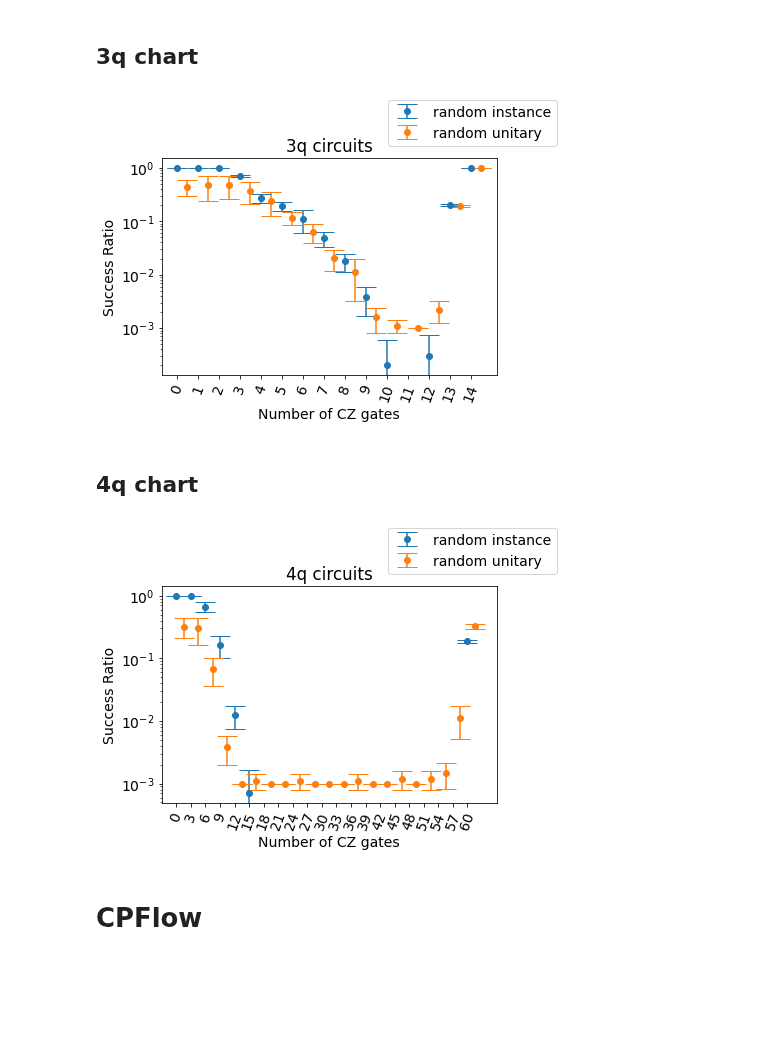
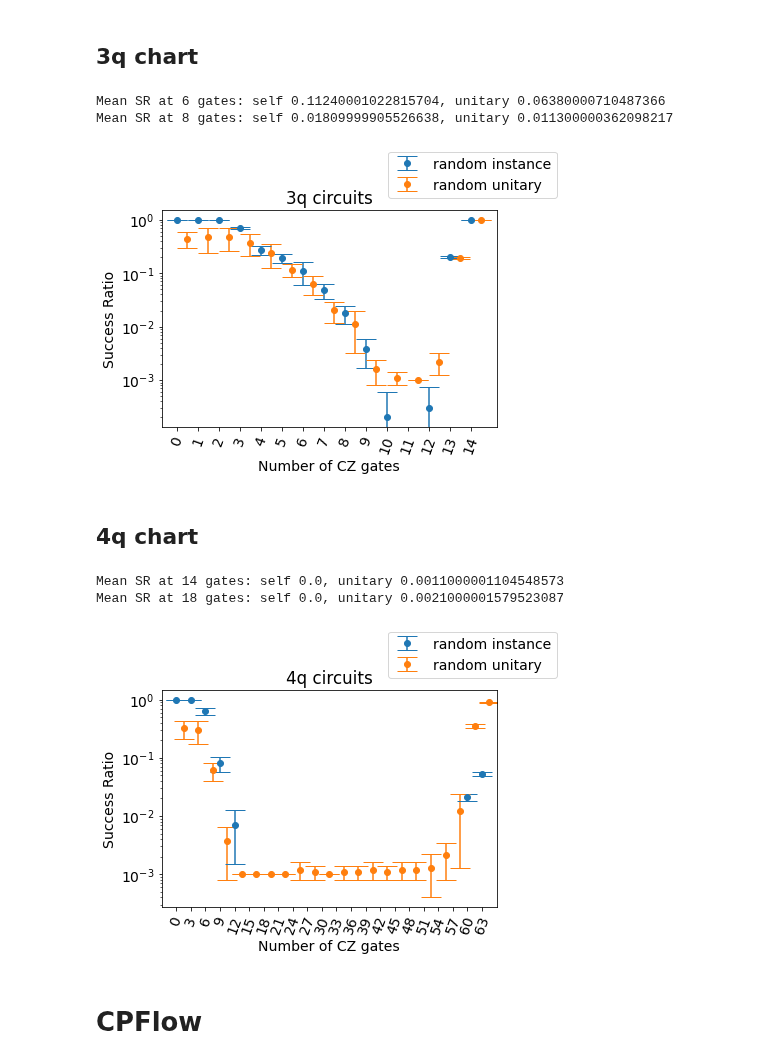
Before and after one commit to idnm/cpflow, a Jupyter notebook: paper/peppar.ipynb, the cells around one changed output. Saved outputs shown, nothing was run; the diff lists cells and outputs as text; code cells hidden in the pictures; blank space fills up the shorter version.

```diff
--- a/paper/peppar.ipynb
+++ b/paper/peppar.ipynb
@@ -98,6 +91,10 @@ for i in range(10):
 
 mean_list_self, std_list_self = mean_and_std(results_self)
 mean_list_unitary, std_list_unitary = mean_and_std(results_unitary)
+
+print(f'Mean SR at 6 gates: self {mean_list_self[6]}, unitary {mean_list_unitary[6]}')
+print(f'Mean SR at 8 gates: self {mean_list_self[8]}, unitary {mean_list_unitary[8]}')
+
 plt.errorbar(range(len(mean_list_self)), mean_list_self, yerr=std_list_self, fmt='o', capsize=10, label='random instance')
 plt.errorbar(jnp.arange(len(mean_list_unitary))+0.5, mean_list_unitary, yerr=std_list_unitary, fmt='o', capsize=10, label='random unitary')
 
@@ -110,37 +107,45 @@ plt.xlabel('Number of CZ gates')
 plt.title('3q circuits')
 plt.savefig('figures/3q_success_chart', dpi=1000, bbox_inches='tight')
 # %% [output]
+Mean SR at 6 gates: self 0.11240001022815704, unitary 0.06380000710487366
+Mean SR at 8 gates: self 0.01809999905526638, unitary 0.011300000362098217
 [figure]
 # %% [markdown]
 ## 4q chart
 # %%
 results_self = []
 for i in range(10):
-    with open(f'data/local_minimums/4q_random_self_rs{i}', 'rb')  as f:
+    with open(f'results/xyz/4q_random_self_rs{i}', 'rb')  as f:
         results_self.append(pickle.load(f))
 
 results_unitary = []
 for i in range(10):
-    with open(f'data/local_minimums/4q_random_unitary_rs{i}', 'rb')  as f:
+    with open(f'results/xyz/4q_random_unitary_rs{i}', 'rb')  as f:
         results_unitary.append(pickle.load(f))
+
 
 mean_list_self, std_list_self = mean_and_std(results_self)
 mean_list_unitary, std_list_unitary = mean_and_std(results_unitary)
 
-xticks = jnp.arange(theoretical_lower_bound(4)+1)[::3]
+print(f'Mean SR at 14 gates: self {mean_list_self[14]}, unitary {mean_list_unitary[14]}')
+print(f'Mean SR at 18 gates: self {mean_list_self[18]}, unitary {mean_list_unitary[18]}')
+
+xticks = jnp.arange(theoretical_lower_bound(4)+3)[::3]
 plt.errorbar(xticks, mean_list_self, yerr=std_list_self, fmt='o', capsize=10, label='random instance')
 plt.errorbar(xticks+1.5, mean_list_unitary, yerr=std_list_unitary, fmt='o', capsize=10, label='random unitary')
 plt.legend(bbox_to_anchor=(1.2, 1.3))
 
 plt.xlim([-3, 66])
 plt.yscale('log')
 plt.xticks(xticks, rotation=70)
 plt.ylabel('Success Ratio')
 plt.xlabel('Number of CZ gates')
 plt.title('4q circuits')
 plt.savefig('figures/4q_success_chart', dpi=1000, bbox_inches='tight')
 # %% [output]
+Mean SR at 14 gates: self 0.0, unitary 0.0011000001104548573
+Mean SR at 18 gates: self 0.0, unitary 0.0021000001579523087
-[figure, old version]
+[figure, new version]
 # %% [markdown]
 # CPFlow
 # %% [markdown]
```
Also changed, not shown: parts of 12 cells of this notebook, 1 other file.
